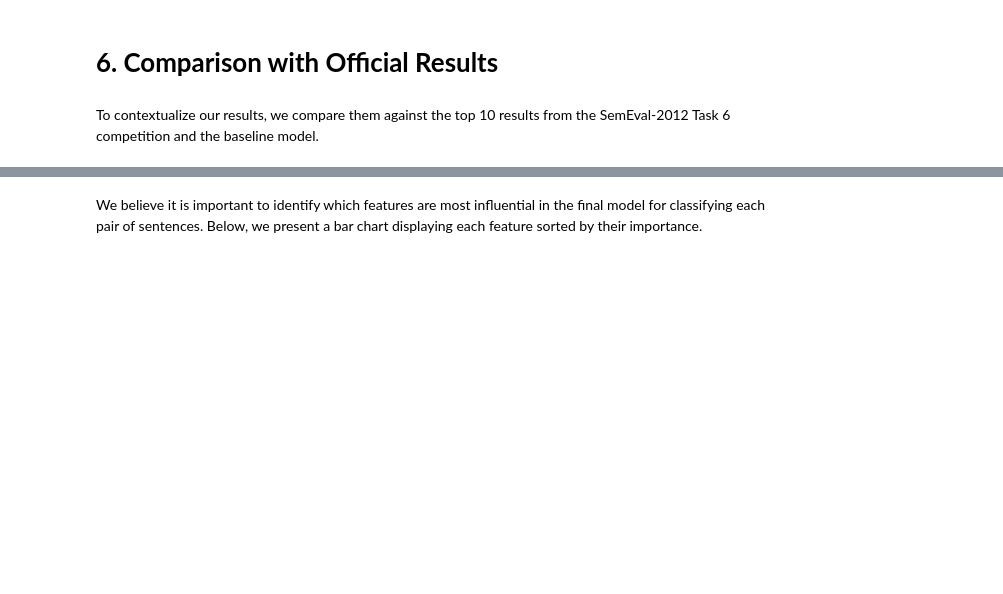
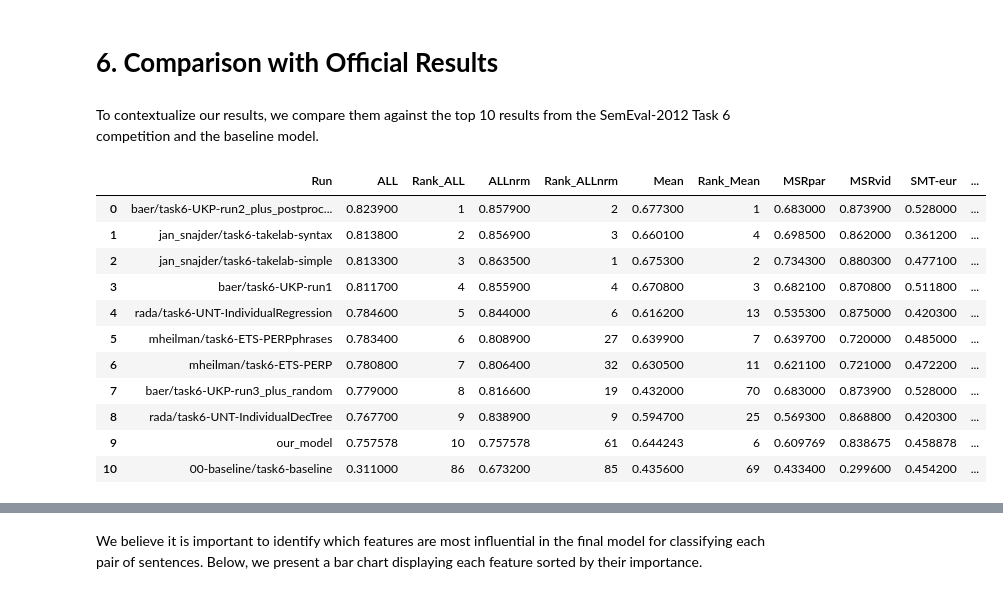
Before and after one commit to JoanK11/MAI-IHLT-Introduction_to_Human_Language_Technology, a Jupyter notebook: training_and_results.ipynb, the cells around one changed output, grey strips where cells are left out. Drawn from its saved outputs; the diff is of its cells as text; code cells hidden in the pictures; blank space fills up the shorter version.

```diff
--- a/training_and_results.ipynb
+++ b/training_and_results.ipynb
@@ -305,6 +320,58 @@ Aunque hayamos obtenido una buena average pearson correlation de 0.757, nuestro
 # **6. Comparison with Official Results**
 # %% [markdown]
 To contextualize our results, we compare them against the top 10 results from the SemEval-2012 Task 6 competition and the baseline model.
+# %%
+y_true = test_data["score"]
+y_pred = model.predict(features_test)
+pearson_corr = pearsonr(y_true, y_pred)[0]
+
+# Normalize predictions using linear transformation
+all_gold_scores = np.array(y_true)
+all_predictions = np.array(y_pred)
+
+beta_1, beta_2 = np.polyfit(all_predictions, all_gold_scores, 1)
+normalized_predictions = all_predictions * beta_1 + beta_2
+
+# Calculate normalized Pearson correlation
+normalized_pearson_corr, _ = pearsonr(normalized_predictions, all_gold_scores)
+
+# Calculate weighted mean of Pearson
+dataset_sizes = [len(test_data[test_data["dataset_name"] == d]) for d in pearson_results]
+all_mean = sum([r * n for r, n in zip(pearson_results.values(), dataset_sizes)]) / sum(dataset_sizes)
+
+best_results = {
+    "Run": "our_model",
+    "ALL": pearson_corr, "Rank_ALL": 0,
+    "ALLnrm": normalized_pearson_corr, "Rank_ALLnrm": 0,
+    "Mean": all_mean, "Rank_Mean": 0,
+    "MSRpar": pearson_results["MSRpar"],
+    "MSRvid": pearson_results["MSRvid"],
+    "SMT-eur": pearson_results["SMTeuroparl"],
+    "On-WN": pearson_results["surprise.OnWN"],
+    "SMT-news": pearson_results["surprise.SMTnews"]
+}
 # %%
+from scripts.compare_results import compare_results, compare_results_extended
+
 # Load Official Results from SemEval-2012 Task 6
-official_results = pd.read_csv('results/official_results.csv')
+official_results = pd.read_csv('results/official_results_all.csv')
+
+official_results_top10 = compare_results_extended(official_results, best_results)
+
+# Save top 10 to CSV
+official_results_top10.to_csv('results/official_results_top10.csv')
+
+official_results_top10
+# %% [output]
+|  | Run | ALL | Rank_ALL | ALLnrm | Rank_ALLnrm | Mean | Rank_Mean | MSRpar | MSRvid | SMT-eur | ... |
+| 0 | baer/task6-UKP-run2_plus_postproc... | 0.823900 | 1 | 0.857900 | 2 | 0.677300 | 1 | 0.683000 | 0.873900 | 0.528000 | ... |
+| 1 | jan_snajder/task6-takelab-syntax | 0.813800 | 2 | 0.856900 | 3 | 0.660100 | 4 | 0.698500 | 0.862000 | 0.361200 | ... |
+| 2 | jan_snajder/task6-takelab-simple | 0.813300 | 3 | 0.863500 | 1 | 0.675300 | 2 | 0.734300 | 0.880300 | 0.477100 | ... |
+| 3 | baer/task6-UKP-run1 | 0.811700 | 4 | 0.855900 | 4 | 0.670800 | 3 | 0.682100 | 0.870800 | 0.511800 | ... |
+| 4 | rada/task6-UNT-IndividualRegression | 0.784600 | 5 | 0.844000 | 6 | 0.616200 | 13 | 0.535300 | 0.875000 | 0.420300 | ... |
+| 5 | mheilman/task6-ETS-PERPphrases | 0.783400 | 6 | 0.808900 | 27 | 0.639900 | 7 | 0.639700 | 0.720000 | 0.485000 | ... |
+| 6 | mheilman/task6-ETS-PERP | 0.780800 | 7 | 0.806400 | 32 | 0.630500 | 11 | 0.621100 | 0.721000 | 0.472200 | ... |
+| 7 | baer/task6-UKP-run3_plus_random | 0.779000 | 8 | 0.816600 | 19 | 0.432000 | 70 | 0.683000 | 0.873900 | 0.528000 | ... |
+| 8 | rada/task6-UNT-IndividualDecTree | 0.767700 | 9 | 0.838900 | 9 | 0.594700 | 25 | 0.569300 | 0.868800 | 0.420300 | ... |
+| 9 | our_model | 0.757578 | 10 | 0.757578 | 61 | 0.644243 | 6 | 0.609769 | 0.838675 | 0.458878 | ... |
+| 10 | 00-baseline/task6-baseline | 0.311000 | 86 | 0.673200 | 85 | 0.435600 | 69 | 0.433400 | 0.299600 | 0.454200 | ... |
```
Also changed, not shown: parts of 12 cells of this notebook, 4 other files.
